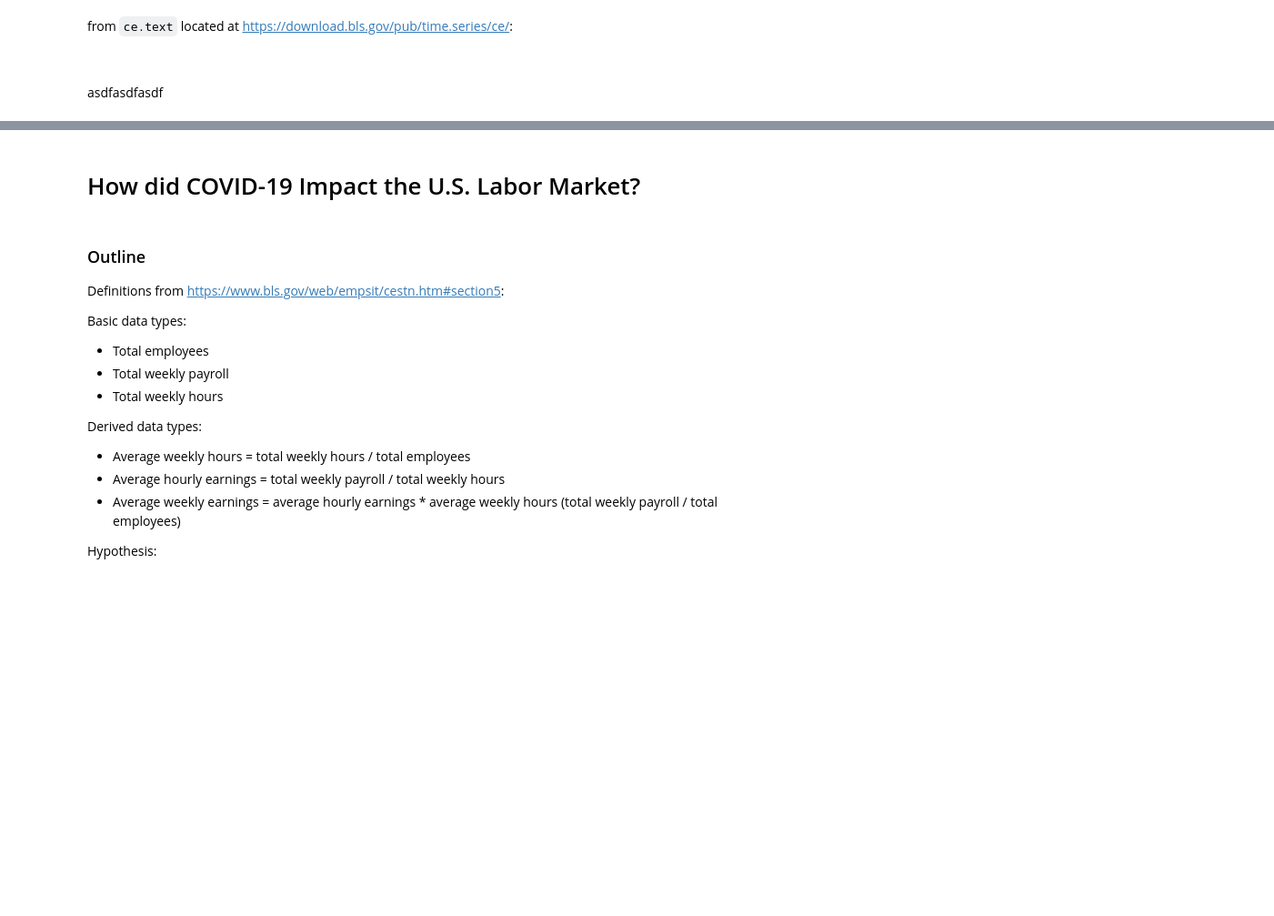
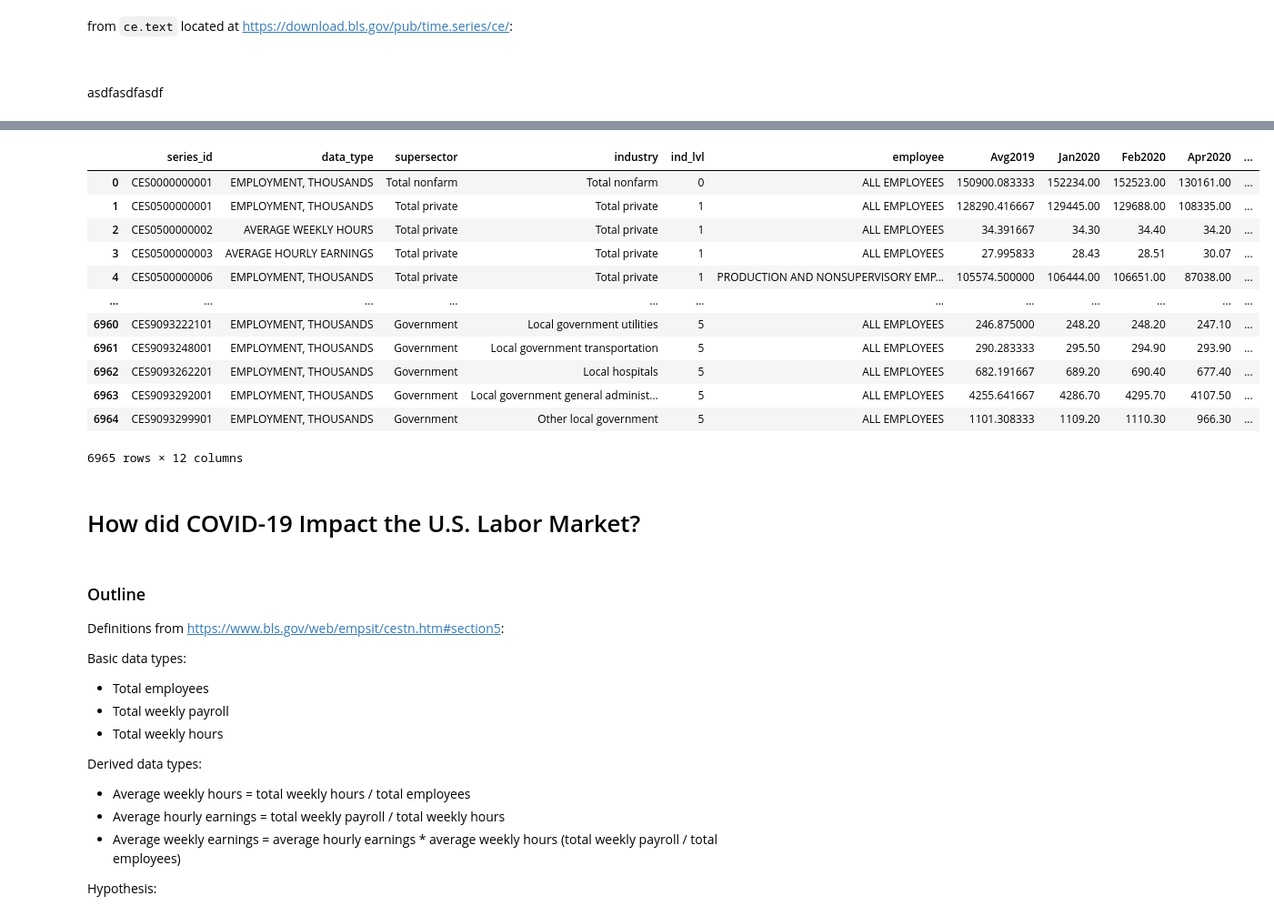
Before and after one commit to heisxiang/impact-recovery, a Jupyter notebook: c19IR.ipynb, the cells around one changed output, grey strips where cells are left out. Shown at 91% size. Saved outputs shown, nothing was run; the diff lists cells and outputs as text; code cells hidden in the pictures; blank space fills up the shorter version.

```diff
--- a/c19IR.ipynb
+++ b/c19IR.ipynb
@@ -428,0 +350,27 @@ dtype: object
+# %%
+# variables for slicing data
+
+types = pd.Series(data.data_type.unique())
+display('types:', types, '')
+
+employees = data.employee.unique()
+display('employees:', employees, '')
+
+sectors = pd.Series(data.supersector.unique())
+display('sectors:', sectors, '')
+
+industries = data.industry.unique()
+# display(industries)
+
+# function for getting industry names by level
+def indlvl(lvl):
+    return dfi[dfi.display_level == lvl].industry_name
+
+c19p = datetime.date(2020,1,1)
+c19a = datetime.date(2020,2,1)
+c19b = datetime.date(2020,4,1)
+
+cdate19 = data.year == 2019
+cdatep = data.date == c19p
+cdatea = data.date == c19a
+cdateb = data.date == c19b
@@ -496,3 +638,35 @@ Name: period_counts, dtype: int64
+# %%
+# transform queried data into final form
+
+cols = ['series_id',
+        'data_type',
+        'supersector',
+        'industry',
+        'ind_lvl',
+        'employee']
+
+df0 = data[cdate19].groupby(cols).value.mean().rename('Avg2019').reset_index()
+df0['Jan2020'] = data[cdatep].groupby(cols).value.mean().values
+df0['Feb2020'] = data[cdatea].groupby(cols).value.mean().values
+df0['Apr2020'] = data[cdateb].groupby(cols).value.mean().values
+df0['change'] = df0['Apr2020'] - df0['Feb2020']
+df0['% change'] = (df0['Apr2020'] - df0['Feb2020']) / df0['Feb2020']
+
+display(df0)
+# %% [output]
+|  | series_id | data_type | supersector | industry | ind_lvl | employee | Avg2019 | Jan2020 | Feb2020 | Apr2020 | ... |
+| 0 | CES0000000001 | EMPLOYMENT, THOUSANDS | Total nonfarm | Total nonfarm | 0 | ALL EMPLOYEES | 150900.083333 | 152234.00 | 152523.00 | 130161.00 | ... |
+| 1 | CES0500000001 | EMPLOYMENT, THOUSANDS | Total private | Total private | 1 | ALL EMPLOYEES | 128290.416667 | 129445.00 | 129688.00 | 108335.00 | ... |
+| 2 | CES0500000002 | AVERAGE WEEKLY HOURS | Total private | Total private | 1 | ALL EMPLOYEES | 34.391667 | 34.30 | 34.40 | 34.20 | ... |
+| 3 | CES0500000003 | AVERAGE HOURLY EARNINGS | Total private | Total private | 1 | ALL EMPLOYEES | 27.995833 | 28.43 | 28.51 | 30.07 | ... |
+| 4 | CES0500000006 | EMPLOYMENT, THOUSANDS | Total private | Total private | 1 | PRODUCTION AND NONSUPERVISORY EMP... | 105574.500000 | 106444.00 | 106651.00 | 87038.00 | ... |
+| ... | ... | ... | ... | ... | ... | ... | ... | ... | ... | ... | ... |
+| 6960 | CES9093222101 | EMPLOYMENT, THOUSANDS | Government | Local government utilities | 5 | ALL EMPLOYEES | 246.875000 | 248.20 | 248.20 | 247.10 | ... |
+| 6961 | CES9093248001 | EMPLOYMENT, THOUSANDS | Government | Local government transportation | 5 | ALL EMPLOYEES | 290.283333 | 295.50 | 294.90 | 293.90 | ... |
+| 6962 | CES9093262201 | EMPLOYMENT, THOUSANDS | Government | Local hospitals | 5 | ALL EMPLOYEES | 682.191667 | 689.20 | 690.40 | 677.40 | ... |
+| 6963 | CES9093292001 | EMPLOYMENT, THOUSANDS | Government | Local government general administ... | 5 | ALL EMPLOYEES | 4255.641667 | 4286.70 | 4295.70 | 4107.50 | ... |
+| 6964 | CES9093299901 | EMPLOYMENT, THOUSANDS | Government | Other local government | 5 | ALL EMPLOYEES | 1101.308333 | 1109.20 | 1110.30 | 966.30 | ... |
+6965 rows × 12 columns
 # %% [markdown]
 # How did COVID-19 Impact the U.S. Labor Market?
 # %% [markdown]
```
Also changed, not shown: parts of 53 cells of this notebook.
